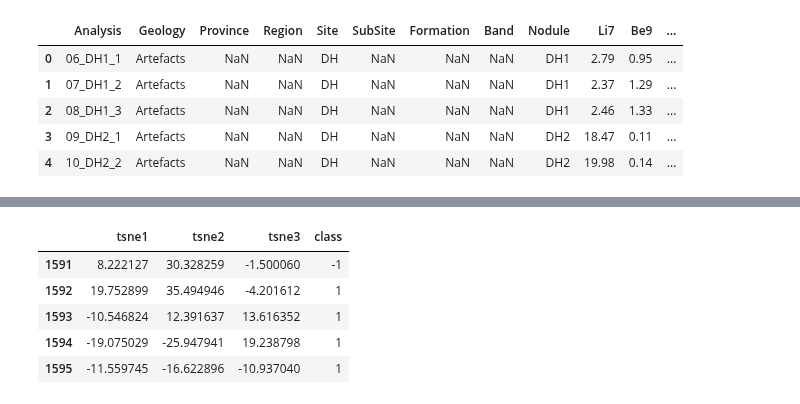
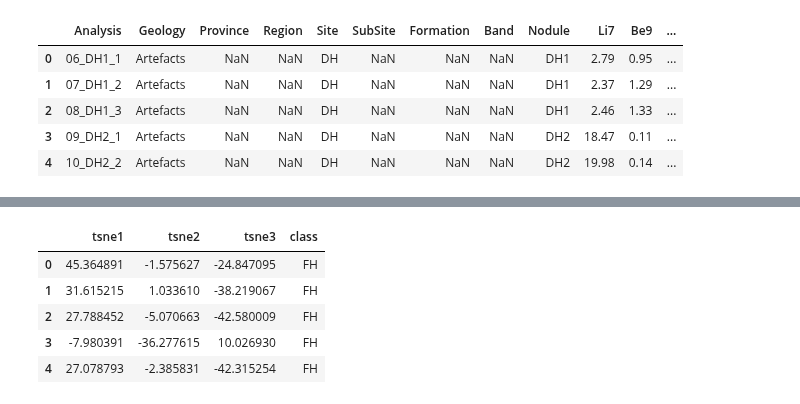
Before and after one commit to Spelaeo123/Machine_Learning, a Jupyter notebook: paper_1_notebooks/website_tsne.ipynb, the cells around one changed output, grey strips where cells are left out. Drawn from its saved outputs; the diff is of its cells as text; code cells hidden in the pictures.

```diff
--- a/paper_1_notebooks/website_tsne.ipynb
+++ b/paper_1_notebooks/website_tsne.ipynb
@@ -26,12 +26,7 @@ from sklearn.preprocessing import StandardScaler
 # %%
 data_input_path = '../data/raw_data.csv'
 
-
-grouping = False
-
-grouping_reduced = True
-raw = False
-drop_semi_bedrock = False
+drop_semi_bedrock = True
 # %%
 %store -r X_test_labeled_df
 # %% [markdown]
@@ -110,15 +79,13 @@ def make_classes_raw(row):
 # %%
 my_data['class'] = 'init'
 
-if grouping:
-    my_data['class'] = my_data.apply(make_classes_grouped, axis = 1)
-elif grouping_reduced:
-    my_data['class'] = my_data.apply(make_classes_grouped_reduced, axis = 1)
-elif raw:
-    my_data['class'] = my_data.apply(make_classes_raw, axis = 1)
+my_data['class'] = my_data.apply(make_classes_grouped, axis = 1)
 # %%
 if drop_semi_bedrock:
     my_data = my_data[(my_data['class'] != 'BM') & (my_data['class'] != 'BC') & (my_data['class'] != 'BP') ]
+# %%
+my_data = my_data[my_data['Site']!='BP']
+my_data = my_data[my_data['Site']!='BX']
 # %% [markdown]
 ### remove '<' signs and commas from feature values
 # %%
@@ -360,11 +335,11 @@ PC_df_superficial_train_labelled = pd.concat([PC_df_superficial_train.reset_inde
 PC_df_bedrock_train_labelled = pd.concat([PC_df_bedrock_train.reset_index(drop = True), bedrock_data['class'].reset_index(drop = True)], axis = 1)
 PC_df_everything_labelled = pd.concat([PC_df_everything.reset_index(drop = True), my_data_mod_final['class'].reset_index(drop = True)], axis = 1)
 # %%
-tsne_df_everything_labelled.tail()
+tsne_df_everything_labelled.head()
 # %% [output]
 |  | tsne1 | tsne2 | tsne3 | class |
-| 1591 | 8.222127 | 30.328259 | -1.500060 | -1 |
-| 1592 | 19.752899 | 35.494946 | -4.201612 | 1 |
-| 1593 | -10.546824 | 12.391637 | 13.616352 | 1 |
-| 1594 | -19.075029 | -25.947941 | 19.238798 | 1 |
-| 1595 | -11.559745 | -16.622896 | -10.937040 | 1 |
+| 0 | 45.364891 | -1.575627 | -24.847095 | FH |
+| 1 | 31.615215 | 1.033610 | -38.219067 | FH |
+| 2 | 27.788452 | -5.070663 | -42.580009 | FH |
+| 3 | -7.980391 | -36.277615 | 10.026930 | FH |
+| 4 | 27.078793 | -2.385831 | -42.315254 | FH |
```
Also changed, not shown: parts of 15 cells of this notebook, 17 other files.
